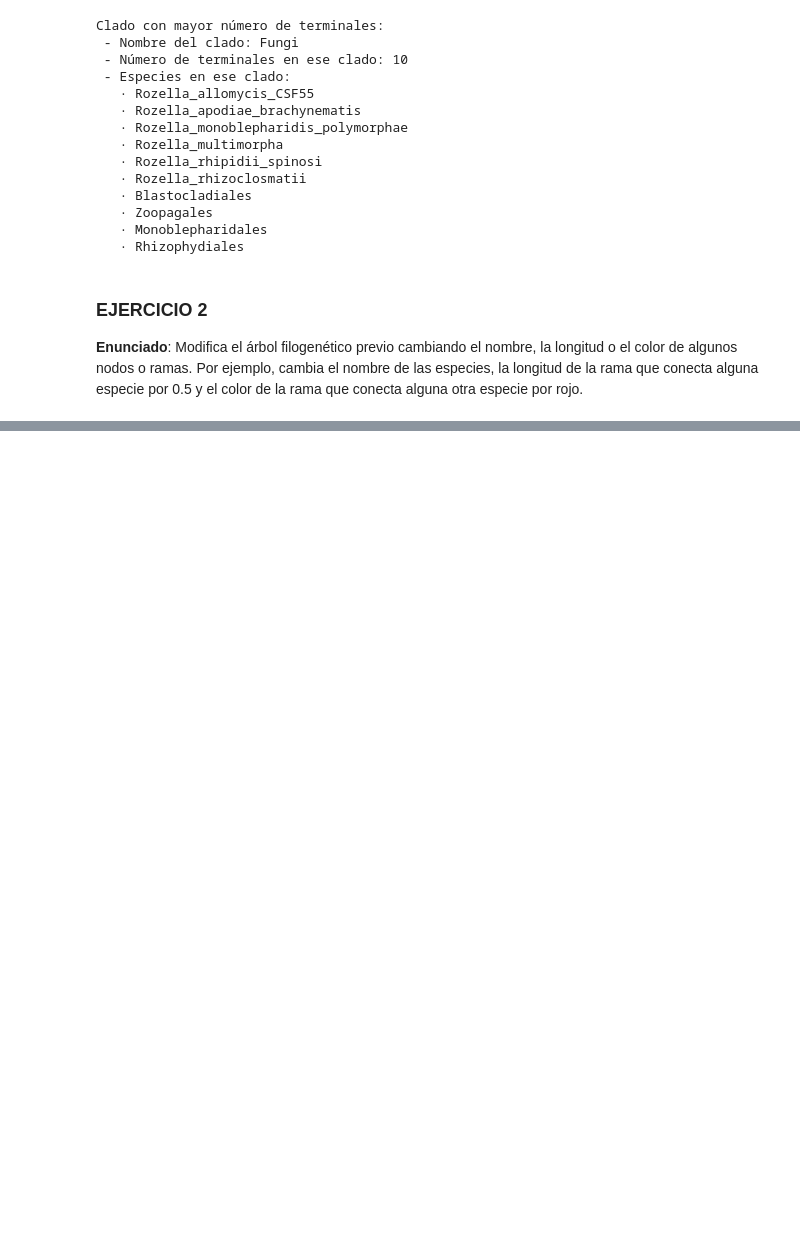
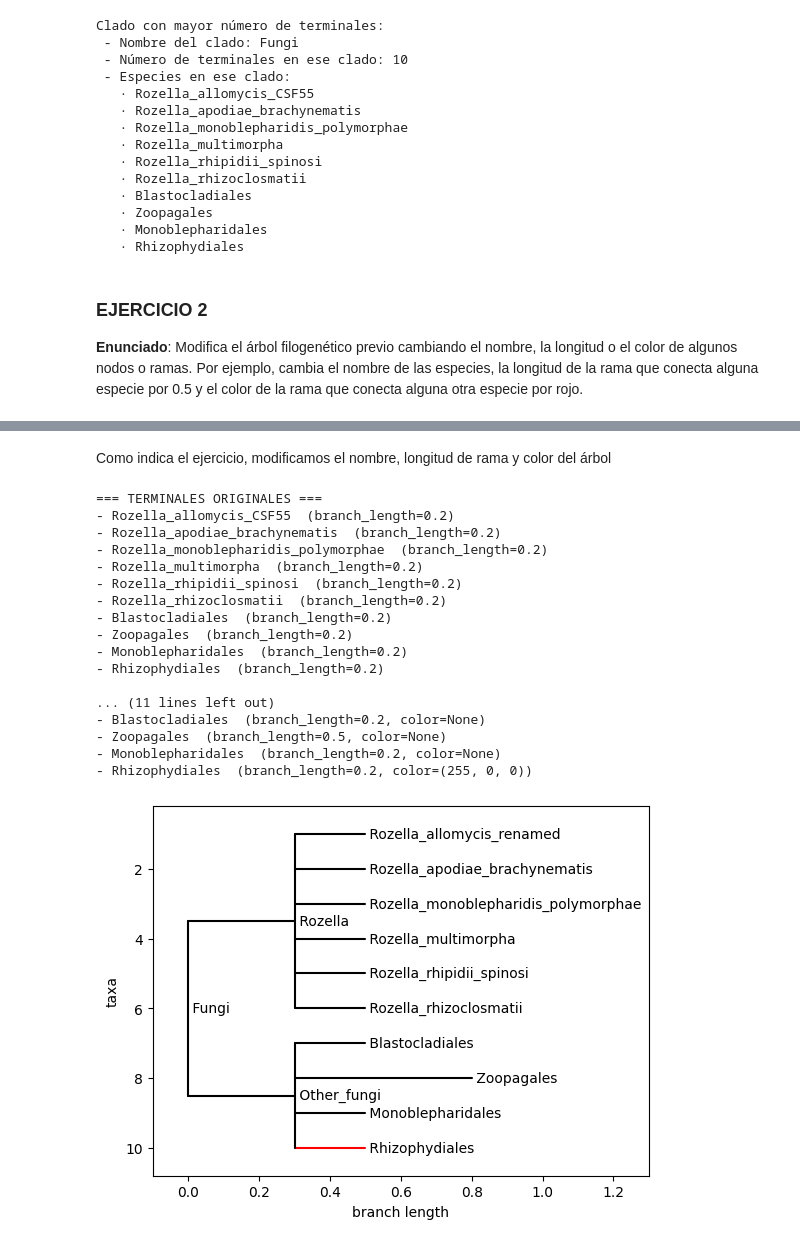
Before and after one commit to giselabcruz/phylogenetic-trees-exercises, a Jupyter notebook: exercises.ipynb, the cells around one changed output, grey strips where cells are left out. Cells and saved outputs as stored; diff of their text form; code cells hidden in the pictures; blank space fills up the shorter version.

```diff
--- a/exercises.ipynb
+++ b/exercises.ipynb
@@ -163,0 +172,64 @@ color de la rama que conecta alguna otra especie por rojo.
+# %% [markdown]
+Como indica el ejercicio, modificamos el nombre, longitud de rama y color del árbol
+# %%
+
+# 1. Cargamos el mismo árbol que en el ejercicio 1
+tree = Phylo.read("fungi.dnd", "newick")
+
+print("=== TERMINALES ORIGINALES ===")
+for term in tree.get_terminals():
+    print(f"- {term.name}  (branch_length={term.branch_length})")
+# Así podemos ver las ramas originales para nombrarlas en los cambios
+
+
+# CAMBIOS PEDIDOS EN EL EJ. 2
+
+# (a) Cambiar el nombre de una especie
+#    Ejemplo: renombrar 'Rozella_allomycis_CSF55'
+for clade in tree.get_terminals():
+    if clade.name == "Rozella_allomycis_CSF55":
+        clade.name = "Rozella_allomycis_renamed"
+        print("\n[OK] Nombre cambiado para Rozella_allomycis_CSF55 -> Rozella_allomycis_renamed")
+        break
+
+# (b) Poner la longitud de la rama de otra especie a 0.5
+#    Ejemplo: 'Zoopagales'
+for clade in tree.find_clades():
+    if clade.name == "Zoopagales":
+        clade.branch_length = 0.5
+        print("[OK] Longitud de rama de Zoopagales ajustada a 0.5")
+        break
+
+# (c) Colorear de rojo la rama que lleva a otra especie
+#    Ejemplo: 'Rhizophydiales'
+for clade in tree.find_clades():
+    if clade.name == "Rhizophydiales":
+        clade.color = "red"   # Biopython usa clade.color al dibujar el árbol :contentReference[oaicite:1]{index=1}
+        print("[OK] Rama de Rhizophydiales coloreada en rojo")
+        break
+
+print("\n=== TERMINALES MODIFICADOS ===")
+for term in tree.get_terminals():
+    print(f"- {term.name}  (branch_length={term.branch_length}, color={getattr(term, 'color', None)})")
+
+# Dibujamos el árbol modificado con el mismo rango en X que antes
+Phylo.draw(tree, xlim=(-0.1, 1.3))
+# %% [output]
+=== TERMINALES ORIGINALES ===
+- Rozella_allomycis_CSF55  (branch_length=0.2)
+- Rozella_apodiae_brachynematis  (branch_length=0.2)
+- Rozella_monoblepharidis_polymorphae  (branch_length=0.2)
+- Rozella_multimorpha  (branch_length=0.2)
+- Rozella_rhipidii_spinosi  (branch_length=0.2)
+- Rozella_rhizoclosmatii  (branch_length=0.2)
+- Blastocladiales  (branch_length=0.2)
+- Zoopagales  (branch_length=0.2)
+- Monoblepharidales  (branch_length=0.2)
+- Rhizophydiales  (branch_length=0.2)
+
+... (11 lines left out)
+- Blastocladiales  (branch_length=0.2, color=None)
+- Zoopagales  (branch_length=0.5, color=None)
+- Monoblepharidales  (branch_length=0.2, color=None)
+- Rhizophydiales  (branch_length=0.2, color=(255, 0, 0))
+[figure, added]
```
Also changed, not shown: parts of 1 cell of this notebook.
